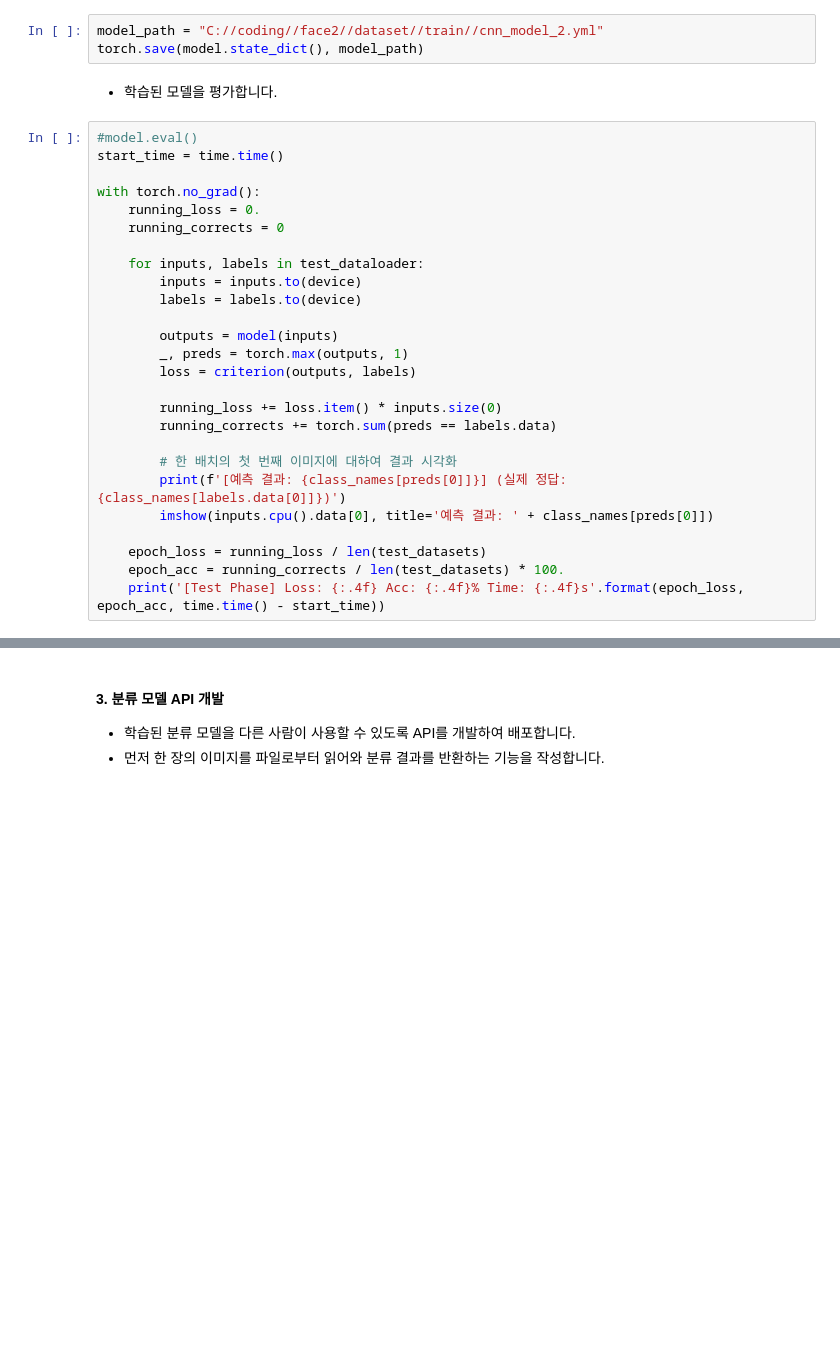
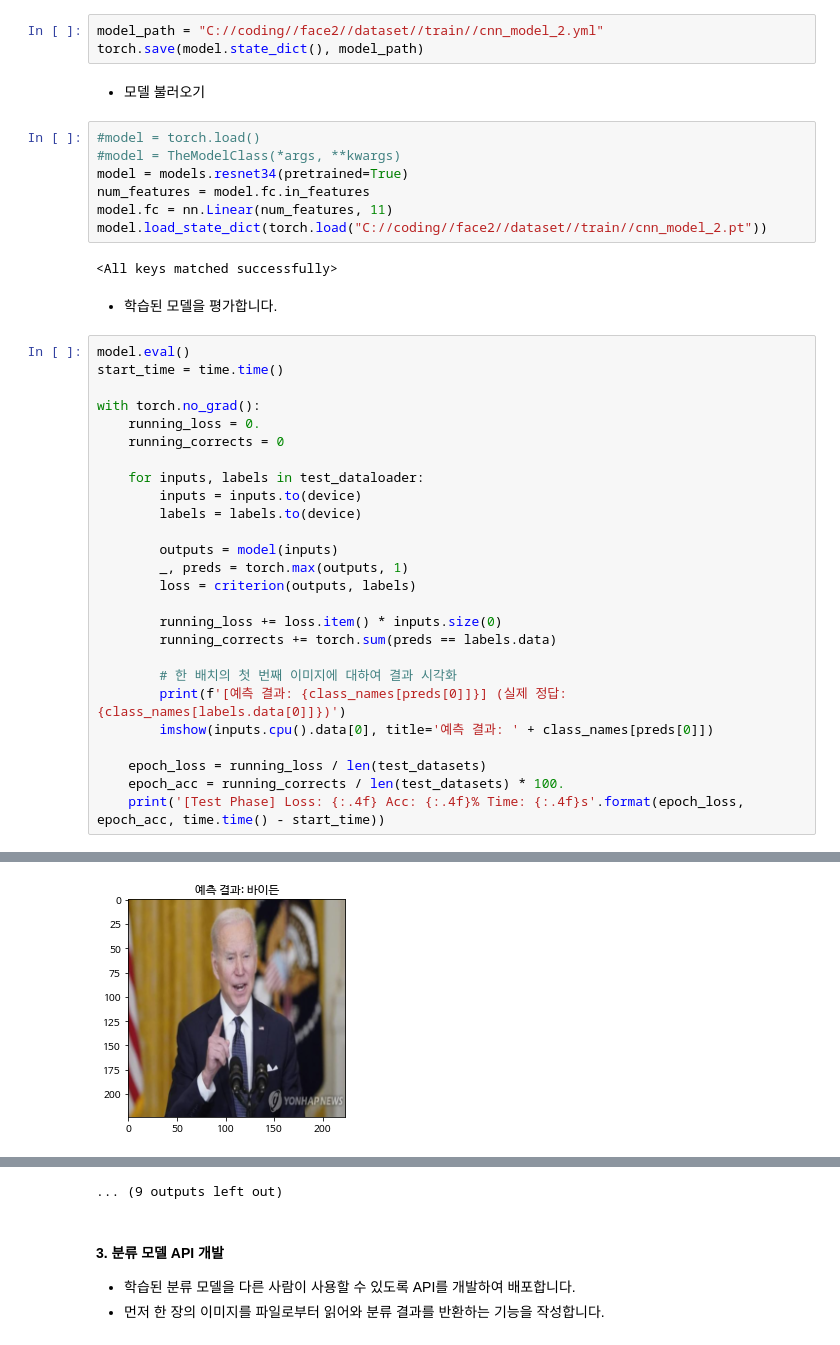
Before and after one commit to tjdah1123/face2, a Jupyter notebook: detectme/train_test.ipynb, the cells around one changed output, grey strips where cells are left out. Cells and saved outputs as stored; diff of their text form; blank space fills up the shorter version.

```diff
--- a/detectme/train_test.ipynb
+++ b/detectme/train_test.ipynb
@@ -377,10 +369,21 @@ for epoch in range(num_epochs):
 # %%
 model_path = "C://coding//face2//dataset//train//cnn_model_2.yml"
 torch.save(model.state_dict(), model_path)
+# %% [markdown]
+* 모델 불러오기
+# %%
+#model = torch.load()
+#model = TheModelClass(*args, **kwargs)
+model = models.resnet34(pretrained=True)
+num_features = model.fc.in_features
+model.fc = nn.Linear(num_features, 11)
+model.load_state_dict(torch.load("C://coding//face2//dataset//train//cnn_model_2.pt"))
+# %% [output]
+<All keys matched successfully>
 # %% [markdown]
 * 학습된 모델을 평가합니다.
 # %%
-#model.eval()
+model.eval()
 start_time = time.time()
 
 with torch.no_grad():
@@ -409,0 +429 @@ TypeError: 'collections.OrderedDict' object is not callable
+[figure, added]
@@ -410,3 +520,4 @@ TypeError: 'collections.OrderedDict' object is not callable
+... (9 outputs left out)
 # %% [markdown]
 #### <b>3. 분류 모델 API 개발</b>
 
```
Also changed, not shown: parts of 9 cells of this notebook, 9 other files.
